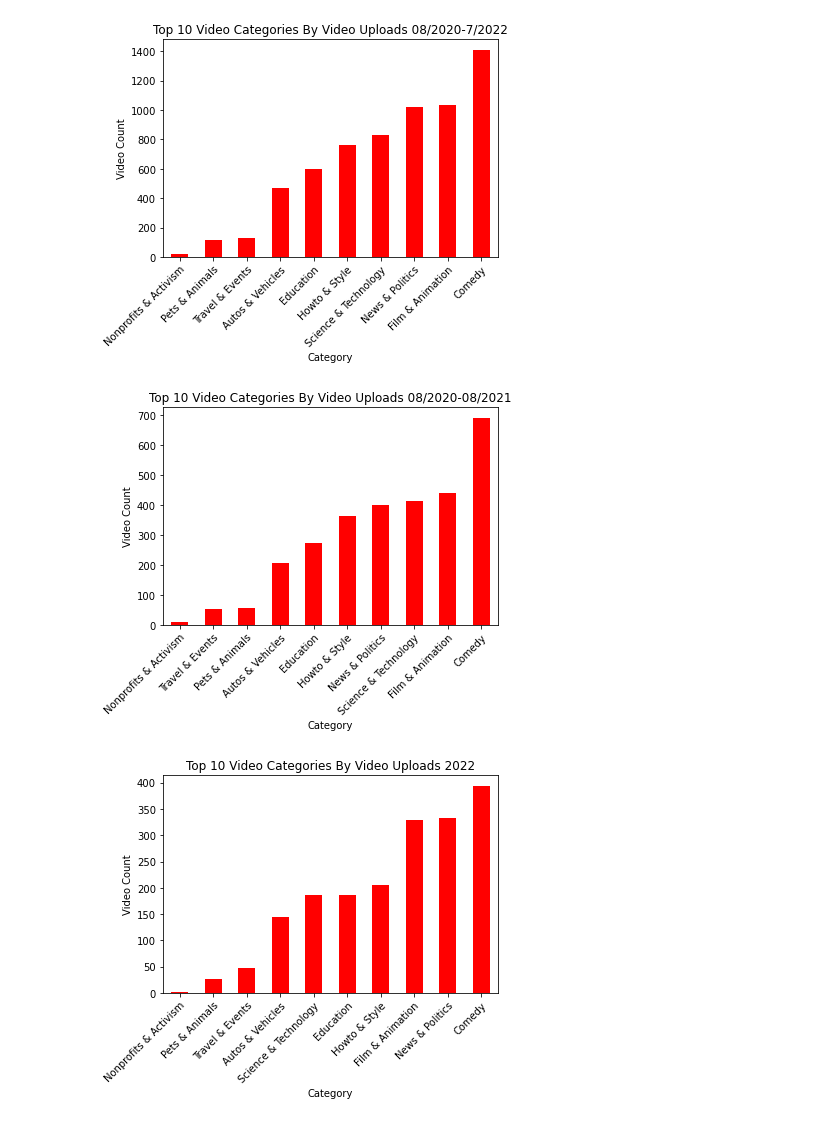
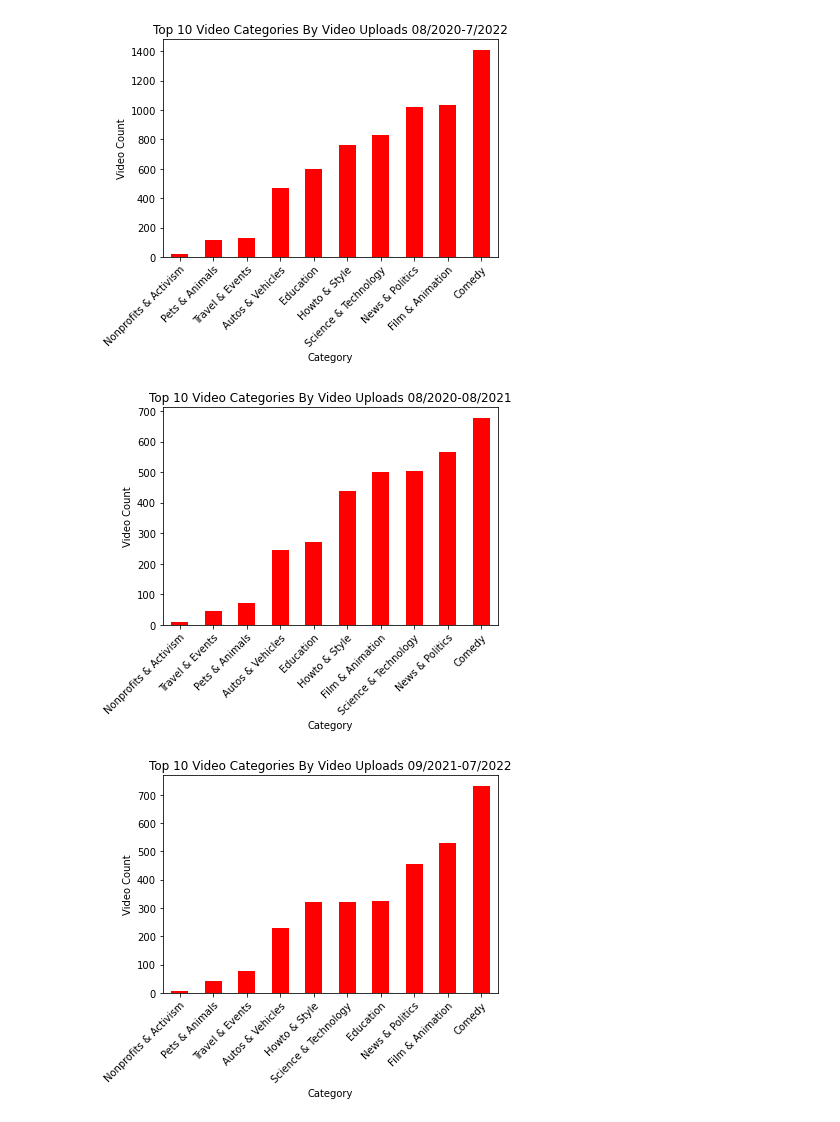
Before and after one commit to robertfben/Covid-Vs.-YouTube-Let-s-get-this-Bread, a Jupyter notebook: Bobby_Update.ipynb, the cells around one changed output. Drawn from its saved outputs; the diff is of its cells as text; code cells hidden in the pictures.

```diff
--- a/Bobby_Update.ipynb
+++ b/Bobby_Update.ipynb
@@ -355,9 +359,13 @@ dtype: object
 # %%
 # creating same summary table, but instead using .loc to grab data only from time period needed (08/20-08/21)
 
+# Defining COVID Date Range for Data
+COVID_Start_Date = '2020-08-01'
+COVID_End_Date = '2021-08-31'
+
 # Filtering Youtube Data for 08/2020-08/2021 (Project's COVID period)
-YT_Data_COVID = df_merge.loc[(df_merge['Year'] >= 2020) & (df_merge['Year'] < 2022) &
-                            (df_merge['Month'] >= 8)]
+YT_Data_COVID = df_merge.loc[(df_merge['publishedAt'] >= COVID_Start_Date) & (df_merge['publishedAt'] <= COVID_End_Date)]
+
 
 # Counts of video in each category published in 2020
 YT_COVID_Category_Summary = {'view_count': ['count']}
@@ -393,9 +401,9 @@ YT_COVID_Category_Summary
 | Nonprofits & Activism | 11 | 11 | 11 |
 # %%
-# creating same summary table, but instead using .loc to grab data only from 2022
+# creating same summary table, but instead using .loc to grab data only from Post-COVID
 
-# Filtering Youtube Data for all of 2022 (Project's post-COVID period)
-YT_Data_PostCOVID = df_merge[(df_merge['Year'] == 2022)]
+# Filtering Youtube Data for 09/2021-07/2022 (Project's post-COVID period)
+YT_Data_PostCOVID = df_merge.loc[(df_merge['publishedAt'] > COVID_End_Date)]
 # %%
 # Top 10 videos by category for all data (08/2020-07/25/22)
 df_merge.groupby(df_merge['category']).size().sort_values(ascending=True).head(10).plot(kind='bar',color='red')
@@ -415,17 +423,17 @@ plt.ylabel('Video Count')
 plt.xticks(rotation=45,ha='right',rotation_mode='anchor')
 plt.show()
 # %% [output]
-[figure, old version]
+[figure, new version]
 # %%
-# Top 10 videos by category for post-COVID time-frame data (2022)
+# Top 10 videos by category for post-COVID time-frame data (09/2021-07/2022)
 YT_Data_PostCOVID.groupby(YT_Data_PostCOVID['category']).size().sort_values(ascending=True).head(10).plot(kind='bar',color='red')
-plt.title('Top 10 Video Categories By Video Uploads 2022')
+plt.title('Top 10 Video Categories By Video Uploads 09/2021-07/2022')
 plt.xlabel('Category')
 plt.ylabel('Video Count')
 plt.xticks(rotation=45,ha='right',rotation_mode='anchor')
 plt.show()
 # %% [output]
-[figure, old version]
+[figure, new version]
 # %%
 # Showing the average view count of popular trending videos by category during COVID scope (08/2020-08/2021)
 COVID_Category_Mean_View_Count = \
```
Also changed, not shown: parts of 13 cells of this notebook.
